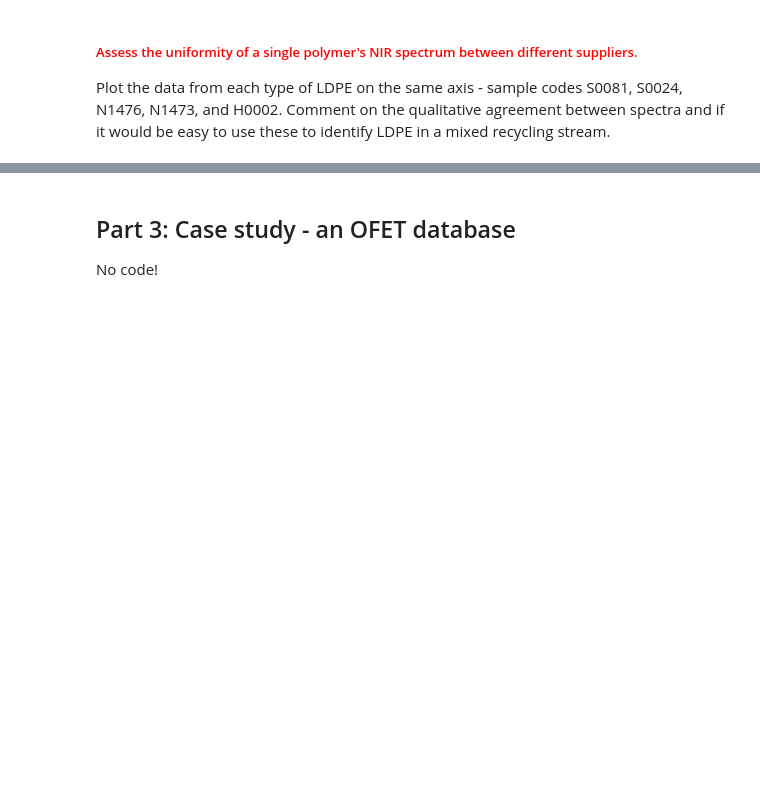
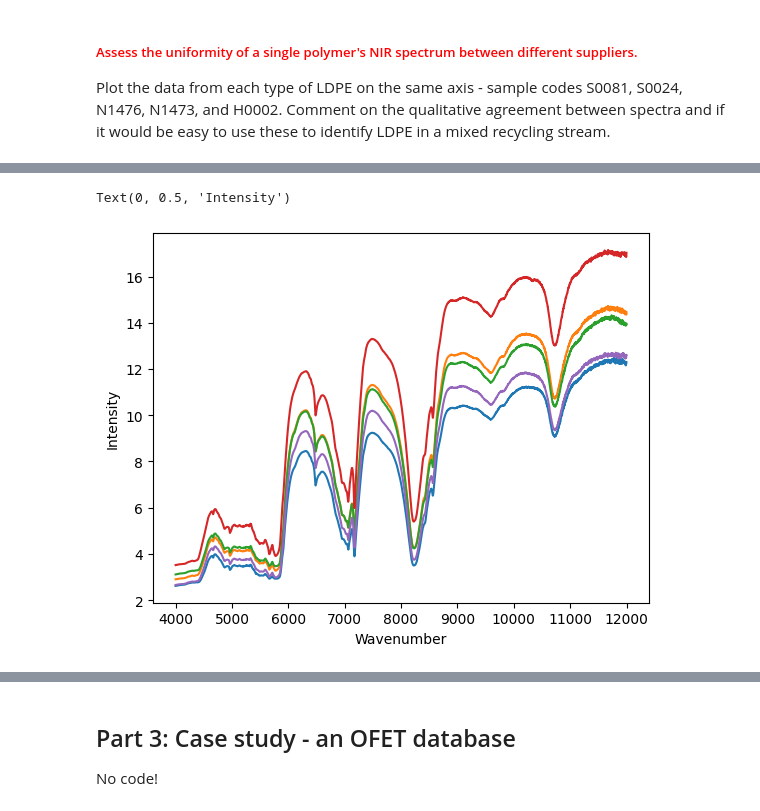
Before and after one commit to blajiness/CHE_7530-Assignments, a Jupyter notebook: Assignment1.ipynb, the cells around one changed output, grey strips where cells are left out. Cells and saved outputs as stored; diff of their text form; code cells hidden in the pictures; blank space fills up the shorter version.

```diff
--- a/Assignment1.ipynb
+++ b/Assignment1.ipynb
@@ -165,0 +269,11 @@ Plot the data from each type of LDPE on the same axis - sample codes S0081, S002
+# %%
+plt.plot(averageLDPE1['Wavenumber'], averageLDPE1['Intensity'])
+plt.plot(averageLDPE2['Wavenumber'], averageLDPE2['Intensity'])
+plt.plot(averageLDPE3['Wavenumber'], averageLDPE3['Intensity'])
+plt.plot(averageLDPE4['Wavenumber'], averageLDPE4['Intensity'])
+plt.plot(averageLDPE5['Wavenumber'], averageLDPE5['Intensity'])
+plt.xlabel('Wavenumber')
+plt.ylabel('Intensity')
+# %% [output]
+Text(0, 0.5, 'Intensity')
+[figure, added]
```
Also changed, not shown: parts of 12 cells of this notebook.
